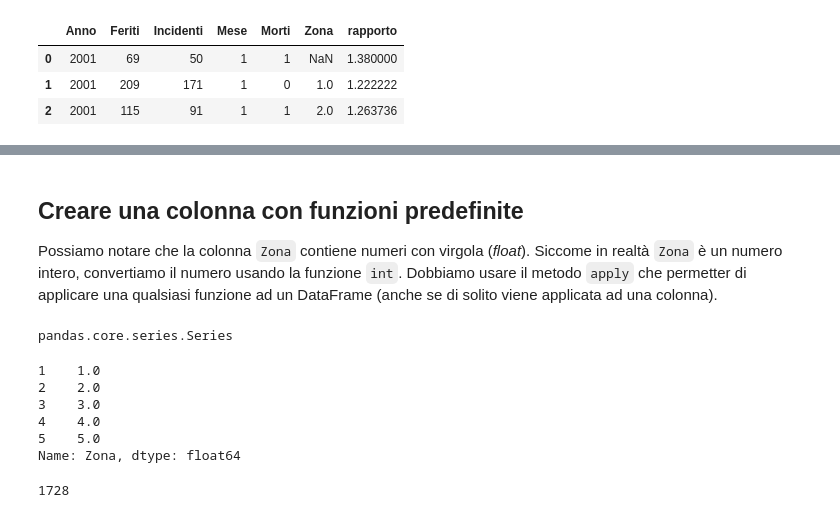
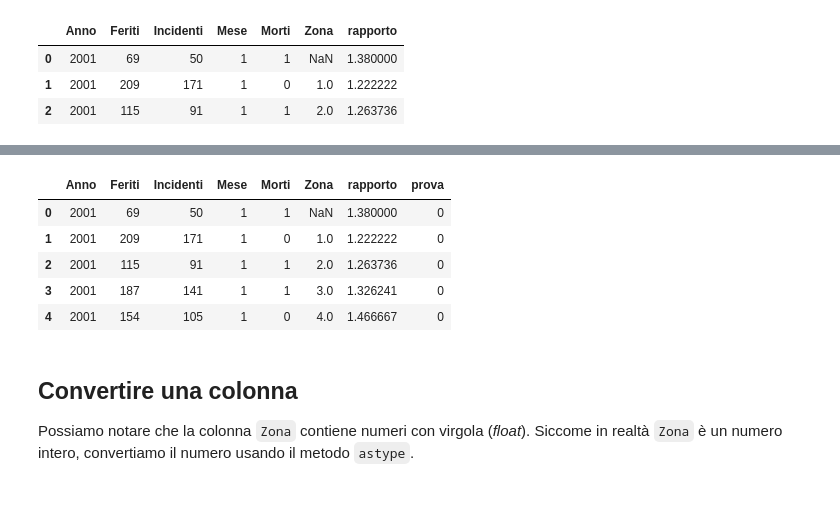
Before and after one commit to alfabetizzazione/python-alfabetizzazione-docenti, a Jupyter notebook: 10 Lavorare su un DataFrame.ipynb, the cells around one changed output, grey strips where cells are left out. Cells and saved outputs as stored; diff of their text form; code cells hidden in the pictures.

```diff
--- a/10 Lavorare su un DataFrame.ipynb
+++ b/10 Lavorare su un DataFrame.ipynb
@@ -74,23 +69,15 @@ incidenti.head(3)
+# %%
+incidenti['prova'] = 0
+# %%
+incidenti.head(5)
+# %% [output]
+|  | Anno | Feriti | Incidenti | Mese | Morti | Zona | rapporto | prova |
+| 0 | 2001 | 69 | 50 | 1 | 1 | NaN | 1.380000 | 0 |
+| 1 | 2001 | 209 | 171 | 1 | 0 | 1.0 | 1.222222 | 0 |
+| 2 | 2001 | 115 | 91 | 1 | 1 | 2.0 | 1.263736 | 0 |
+| 3 | 2001 | 187 | 141 | 1 | 1 | 3.0 | 1.326241 | 0 |
+| 4 | 2001 | 154 | 105 | 1 | 0 | 4.0 | 1.466667 | 0 |
 # %% [markdown]
-## Creare una colonna con funzioni predefinite
+## Convertire una colonna
 
-Possiamo notare che la colonna `Zona` contiene numeri con virgola (*float*). Siccome in realtà `Zona` è un numero intero, convertiamo il numero usando la funzione `int`.
-Dobbiamo usare il metodo `apply` che permetter di applicare una qualsiasi funzione ad un DataFrame (anche se di solito viene applicata ad una colonna).
+Possiamo notare che la colonna `Zona` contiene numeri con virgola (*float*). Siccome in realtà `Zona` è un numero intero, convertiamo il numero usando il metodo `astype`.
-# %%
-type(incidenti_puliti['Zona'])
-# %% [output]
-pandas.core.series.Series
-# %%
-zone = incidenti_puliti['Zona'].copy()
-zone.head()
-# %% [output]
-1    1.0
-2    2.0
-3    3.0
-4    4.0
-5    5.0
-Name: Zona, dtype: float64
-# %%
-len(incidenti_puliti)
-# %% [output]
-1728
```
Also changed, not shown: parts of 73 cells of this notebook.
